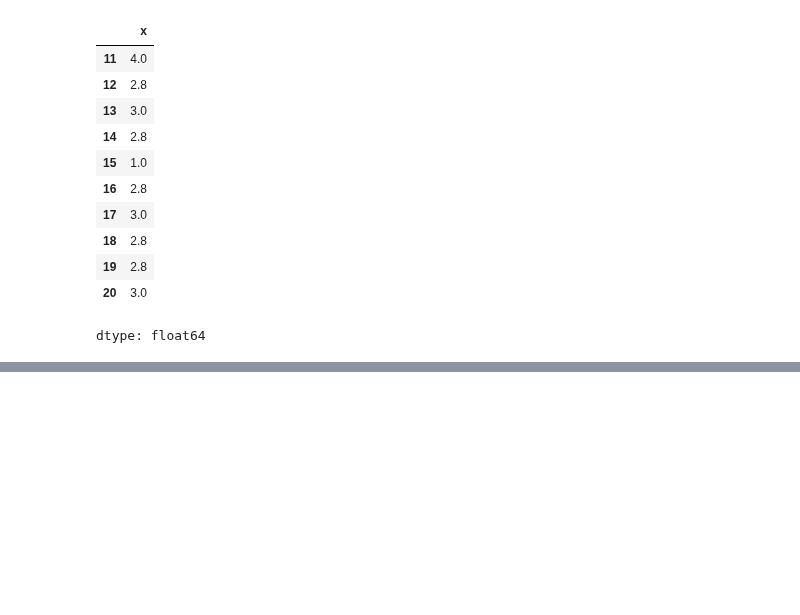
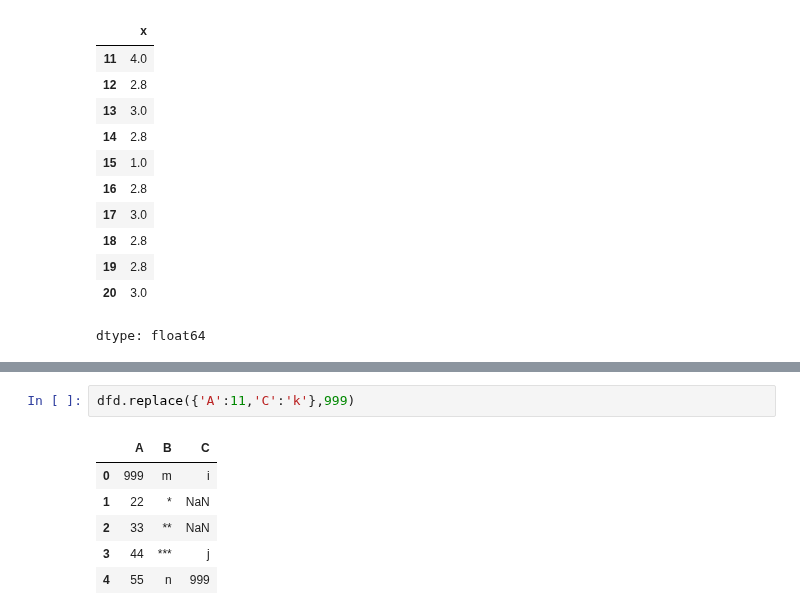
Before and after one commit to ramnagella/Demo, a Jupyter notebook: DA_Day9.ipynb, the cells around one changed output, grey strips where cells are left out. Cells and saved outputs as stored; diff of their text form; blank space fills up the shorter version.

```diff
--- a/DA_Day9.ipynb
+++ b/DA_Day9.ipynb
@@ -640,0 +737,9 @@ dtype: float64
+# %%
+dfd.replace({'A':11,'C':'k'},999)
+# %% [output]
+|  | A | B | C |
+| 0 | 999 | m | i |
+| 1 | 22 | * | NaN |
+| 2 | 33 | ** | NaN |
+| 3 | 44 | *** | j |
+| 4 | 55 | n | 999 |
```
Also changed, not shown: parts of 12 cells of this notebook.
